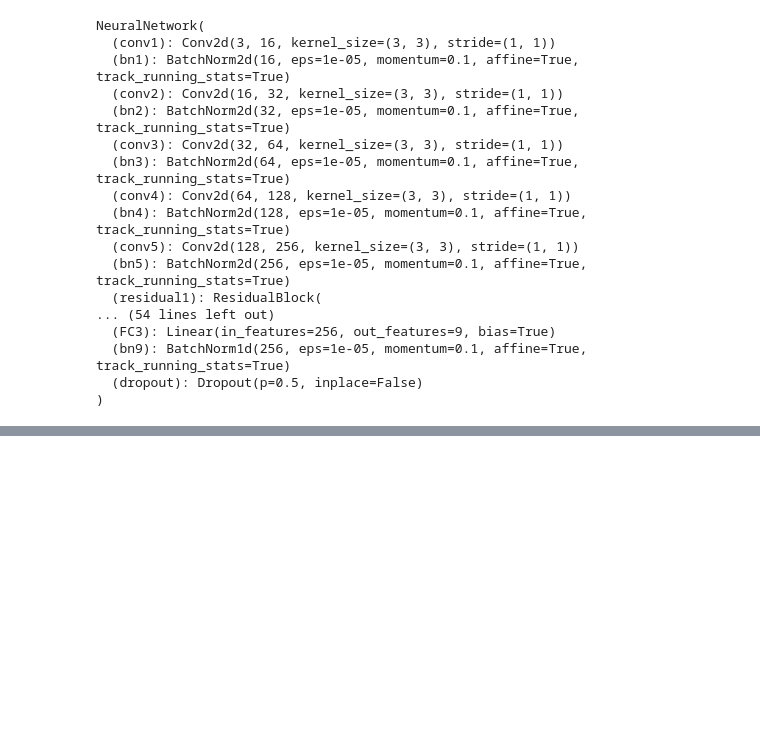
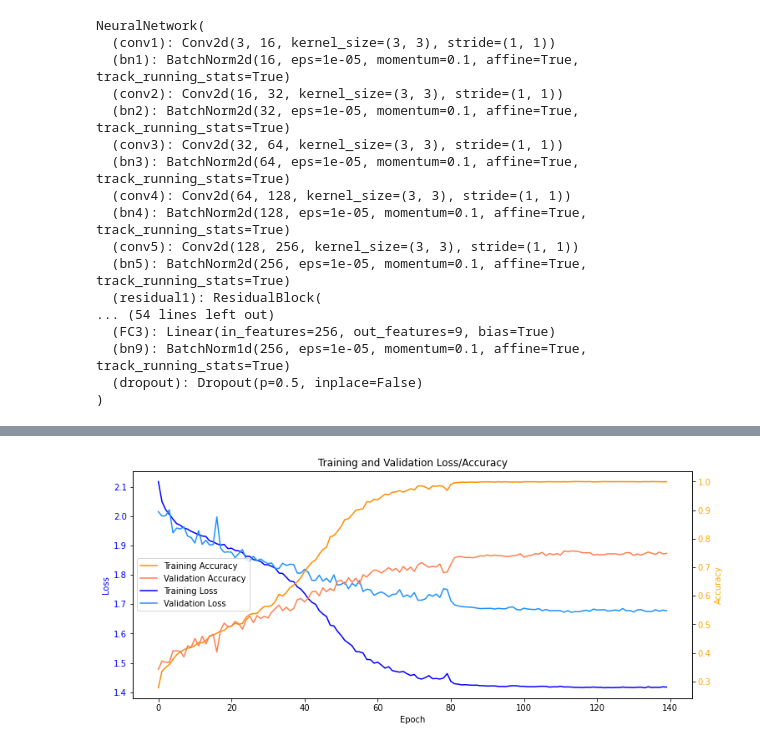
Before and after one commit to SpilmesterMurtin/Deep-Learning-Project---Determine-Lodging-Scores-Using-Convolutional-Neural-Neetwork, a Jupyter notebook: LoadAndPlotBestModel.ipynb, the cells around one changed output, grey strips where cells are left out. Saved outputs shown, nothing was run; the diff lists cells and outputs as text; code cells hidden in the pictures; blank space fills up the shorter version.

```diff
--- a/LoadAndPlotBestModel.ipynb
+++ b/LoadAndPlotBestModel.ipynb
@@ -247,0 +252,40 @@ df.plot_loss_and_accuracy(df.transfer_to_cpu(trainLossList), df.transfer_to_cpu(
+# %%
+import matplotlib.pyplot as plt
+
+def plot_loss_and_accuracy(trainLossList, trainAccList, valLossList, valAccList):
+    # Create a single subplot with two y-axes
+    fig, ax1 = plt.subplots(figsize=(12, 5))
+
+    # Plot training loss and validation loss on the same axes
+    ax1.set_xlabel('Epoch')
+    ax1.set_ylabel('Loss', color='blue')
+    ax1.plot(trainLossList, label='Training Loss', color='blue')
+    ax1.plot(valLossList, label='Validation Loss', color='dodgerblue')
+    ax1.tick_params(axis='y', labelcolor='blue')
+
+    # Create a second y-axis for accuracy
+    ax2 = ax1.twinx()
+    ax2.set_ylabel('Accuracy', color='orange')
+
+    # Plot training accuracy and validation accuracy on the second axes
+    ax2.plot(trainAccList, label='Training Accuracy', color='darkorange')
+    ax2.plot(valAccList, label='Validation Accuracy', color='coral')
+    ax2.tick_params(axis='y', labelcolor='orange')
+
+    # Combine legends into a single legend at the middle left with the specified order
+    lines, labels = ax1.get_legend_handles_labels()
+    lines2, labels2 = ax2.get_legend_handles_labels()
+    combined_lines = lines + lines2
+    combined_labels = labels + labels2
+    order = [2, 3, 0, 1]  # Train Accuracy, Val Accuracy, Train Loss, Val Loss
+    ax1.legend([combined_lines[i] for i in order], [combined_labels[i] for i in order], loc='center left')
+
+    plt.title('Training and Validation Loss/Accuracy')
+    plt.show()
+
+# Example usage:
+# plot_loss_and_accuracy(train_loss, train_acc, val_loss, val_acc)
+# %%
+plot_loss_and_accuracy(df.transfer_to_cpu(trainLossList), df.transfer_to_cpu(trainAccList), df.transfer_to_cpu(valLossList), df.transfer_to_cpu(valAccList))
+# %% [output]
+[figure, added]
```
Also changed, not shown: parts of 6 cells of this notebook, 16 other files.
